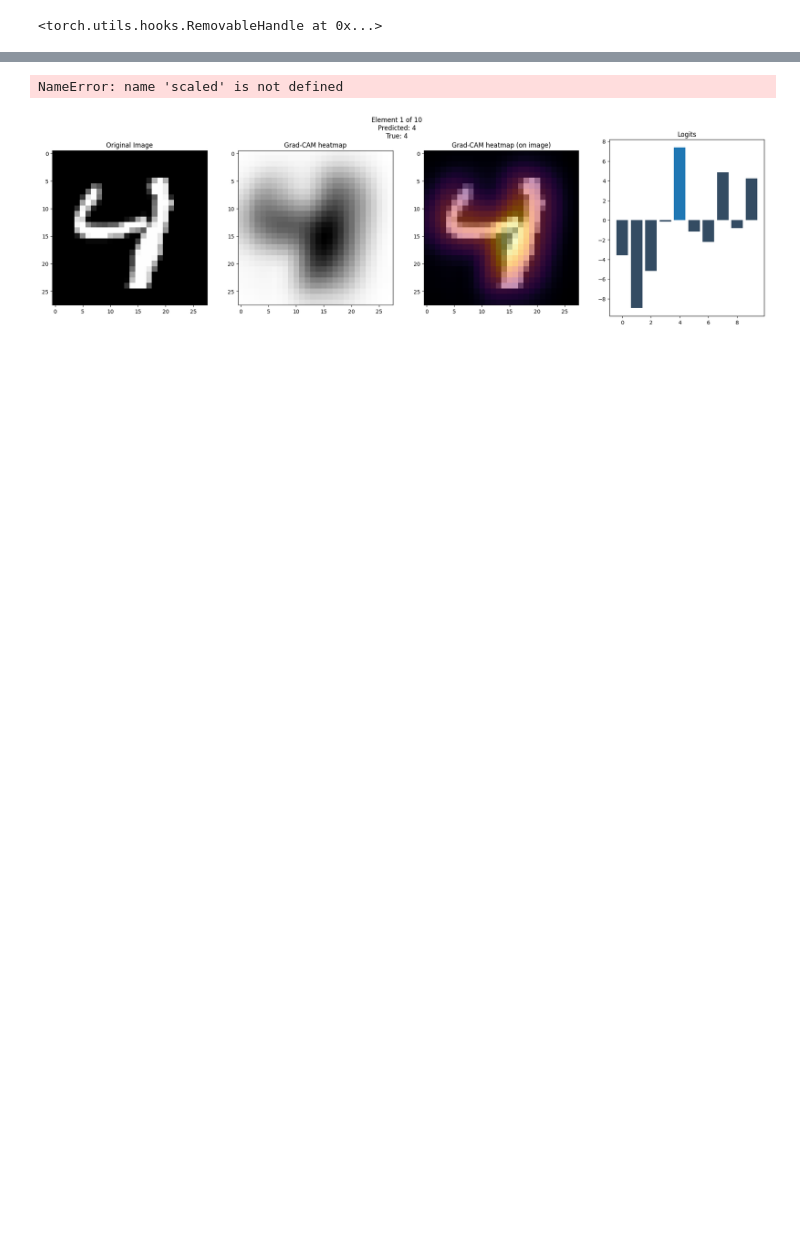
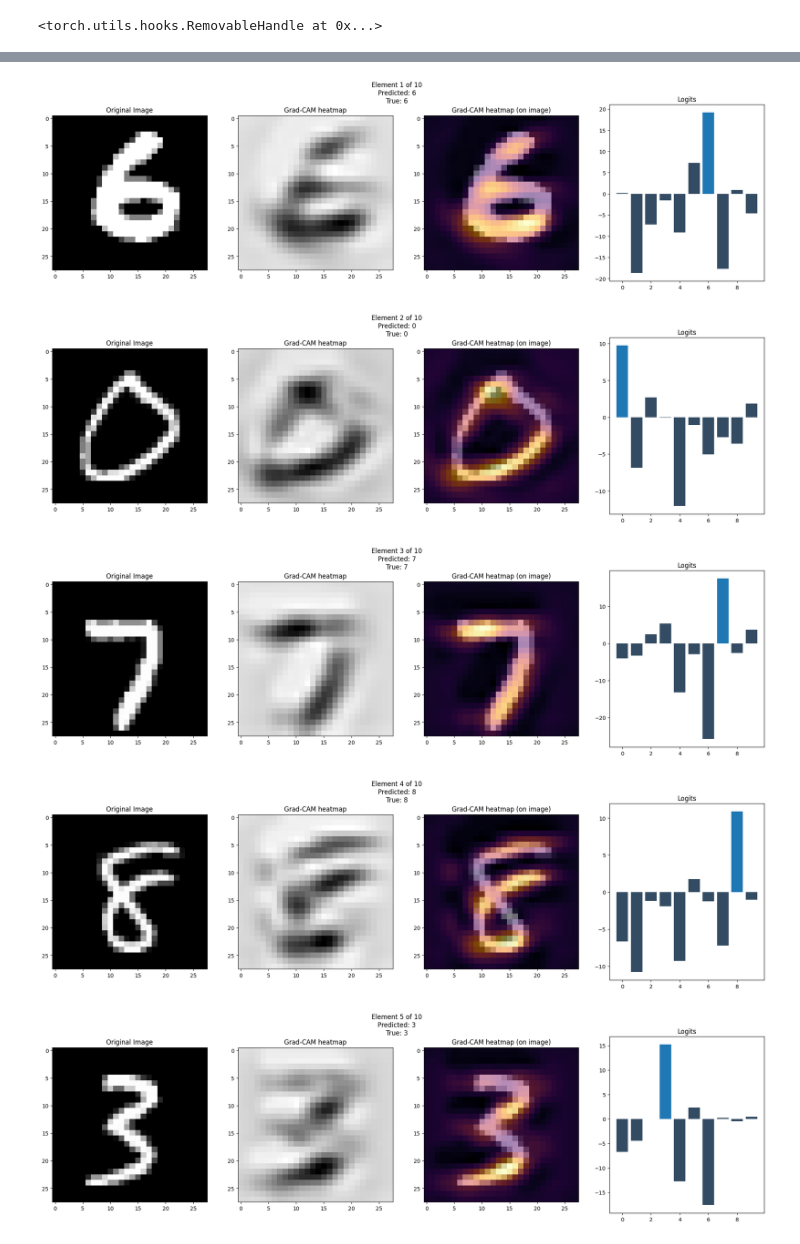
Before and after one commit to ncinsli/MNIST-Grad-CAM-implementation, a Jupyter notebook: model.ipynb, the cells around one changed output, grey strips where cells are left out. Cells and saved outputs as stored; diff of their text form; code cells hidden in the pictures; blank space fills up the shorter version.

```diff
--- a/model.ipynb
+++ b/model.ipynb
@@ -14,10 +14,12 @@ torch.__version__
 # %% [output]
 '2.9.1'
 # %%
-PLOT_COLOR_NEUTRAL = '#344c63'
-PLOT_COLOR_GOOD = '#62cc7e'
-PLOT_COLOR_BAD = '#cf4d46'
+COLOR_NEUTRAL = '#344c63'
+COLOR_GOOD = '#62cc7e'
+COLOR_BAD = '#cf4d46'
 
+TRAIN_BATCH_SIZE = 512
+TRAIN_EPOCHS = 20
 INTERPRETATION_BATCH_SIZE = 10
 # %%
 dataset_train = datasets.MNIST("data", download=True, train=True, transform=transforms.ToTensor())
@@ -47,7 +52,6 @@ class MNISTClassifier(torch.nn.Module):
     def __init__(self, channels=8, kernel_size=5, stride=1, pool_size=2, pool_stride=2):
         super(MNISTClassifier, self).__init__()
         self.in_channels = 1  # MNIST pictures are grayscale
-        self.flatten = nn.Flatten()
 
         self.pipeline = torch.nn.Sequential(
             nn.Conv2d(1, 8, 5, 1, padding=2),
@@ -181,25 +219,3 @@ def get_activation(name):
 classifier.pipeline[3].register_forward_hook(get_activation('conv2'))
 # %% [output]
 <torch.utils.hooks.RemovableHandle at 0x...>
-# %%
-'''
-    Here we've come up to the theoretical part
-    Assuming Flatten() doesn't change gradients, we can get gradients of linear layer
-'''
-
-def build_heatmap(net, image: Tensor, c=0):
-    y = net.forward(image)
-    y_c = y[0][c]
-    y_c.backward()
-
-    d_yc_d_linear = classifier.pipeline[-1].weight.grad[c]
-    d_yc_d_Map = lambda k: d_yc_d_linear[16 * (k - 1) : 16 * k - 1]
-
-    alpha_c = torch.zeros(16)
-    heatmap = torch.zeros_like(activation['conv2'][0])
-    for k in range(16):
-        alpha_c[k] = d_yc_d_Map(k).mean()
-        activation_map = activation['conv2'][k]
-        heatmap += alpha_c[k].item() * activation_map
-
-    return relu(heatmap).detach()
@@ -249,44 +260,43 @@ x_batch, y_batch = next(validation_batch._get_iterator())
 images = []
 heatmaps = []
 
-fidelities = torch.zeros(INTERPRETATION_BATCH_SIZE)
-threshold = 11/12
-
-for n in range(len(x_batch)):
+for n in range(INTERPRETATION_BATCH_SIZE):
     x_sample = x_batch[n].unsqueeze(0)
 
     y_true_sample = y_batch[n].squeeze(0)
     y_pred_sample_logits = classifier.forward(x_sample).detach().squeeze()
     y_pred_sample = y_pred_sample_logits.argmax()
 
-    heatmap = build_heatmap(classifier, x_sample, c=y_true_sample)
+    heatmap = build_heatmap(classifier, x_sample, c=y_pred_sample)
     x_sample = x_sample.squeeze(0).squeeze(0)
 
     fig, ax = plt.subplots(1, 4, figsize=(24, 6))
 
     fig.suptitle(f'Element {n + 1} of {INTERPRETATION_BATCH_SIZE}\nPredicted: {y_pred_sample}\nTrue: {y_true_sample}')
 
     ax[0].set_title("Original Image")
     ax[0].imshow(x_sample)
     ax[1].set_title("Grad-CAM heatmap")
     ax[1].imshow(-F.interpolate(heatmap.unsqueeze(0).unsqueeze(0), scale_factor=2, mode='bicubic')[0][0])
     ax[2].set_title("Grad-CAM heatmap (on image)")
 
     scaled_heatmap = F.interpolate(heatmap.unsqueeze(0).unsqueeze(0), scale_factor=2, mode='bicubic')[0][0]
 
     ax[2].imshow(x_sample)
     ax[2].imshow(scaled_heatmap, alpha=0.5, cmap='inferno')
     ax[3].set_title(f"Logits")
-    ax[3].bar(x=torch.arange(0, 10), height=y_pred_sample_logits, color=PLOT_COLOR_NEUTRAL)
+    ax[3].bar(x=torch.arange(0, 10), height=y_pred_sample_logits, color=COLOR_NEUTRAL)
     ax[3].bar(x=y_pred_sample, height=max(y_pred_sample_logits))
 
     if y_pred_sample != y_true_sample:
-        ax[3].bar(x=y_pred_sample, height=max(y_pred_sample_logits), width=1, color=PLOT_COLOR_BAD)
-        ax[3].bar(x=y_true_sample, height=y_pred_sample_logits[y_true_sample], width=1, color=PLOT_COLOR_GOOD)
+        ax[3].bar(x=y_pred_sample, height=max(y_pred_sample_logits), width=1, color=COLOR_BAD)
+        ax[3].bar(x=y_true_sample, height=y_pred_sample_logits[y_true_sample], width=1, color=COLOR_GOOD)
 
     images.append(x_sample)
     heatmaps.append(scaled_heatmap)
-    fidelities[n] = fidelity(classifier, x_sample, scaled_heatmap, threshold)
 # %% [output]
-NameError: name 'scaled' is not defined
-[figure, old version]
+[figure, new version]
+[figure, added]
+[figure, added]
+[figure, added]
+[figure, added]
```
Also changed, not shown: parts of 22 cells of this notebook.
